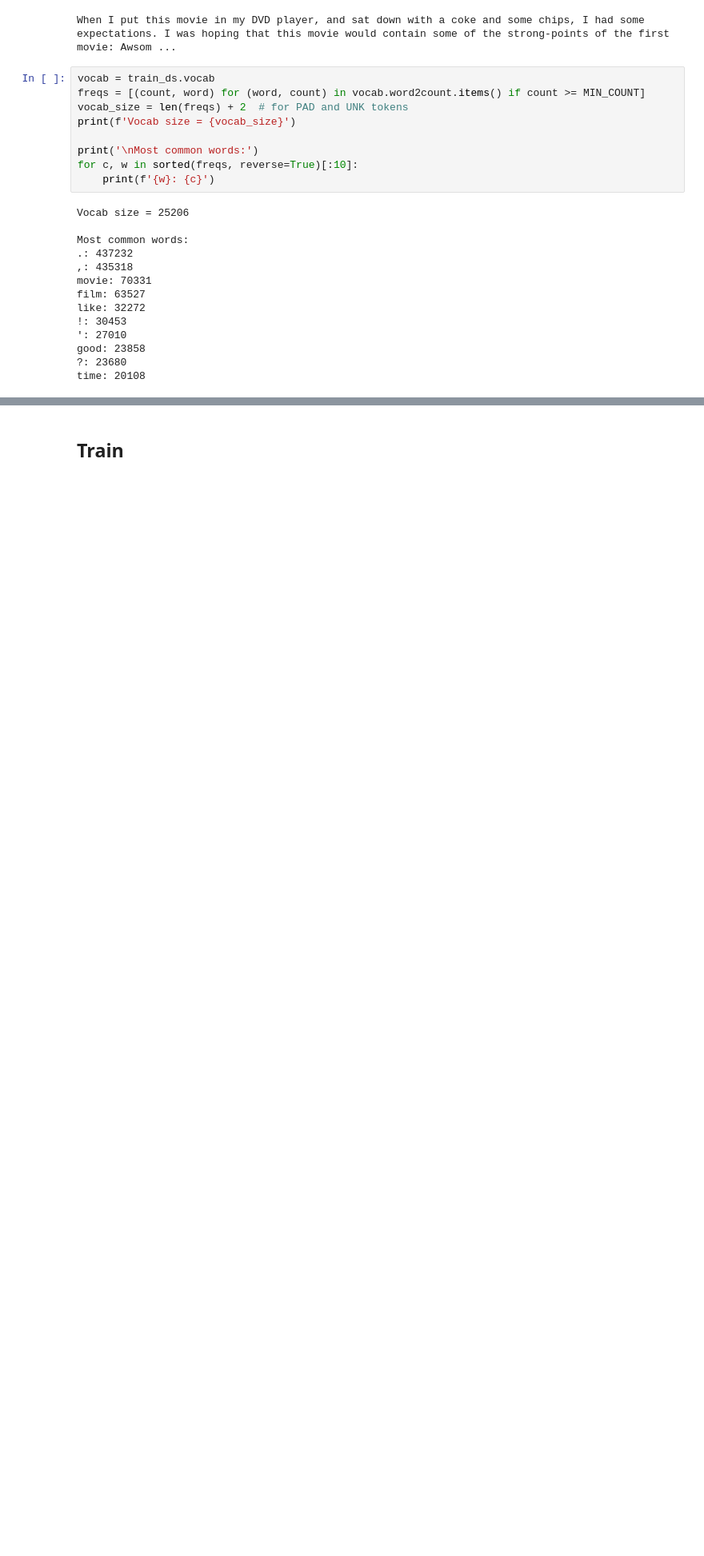
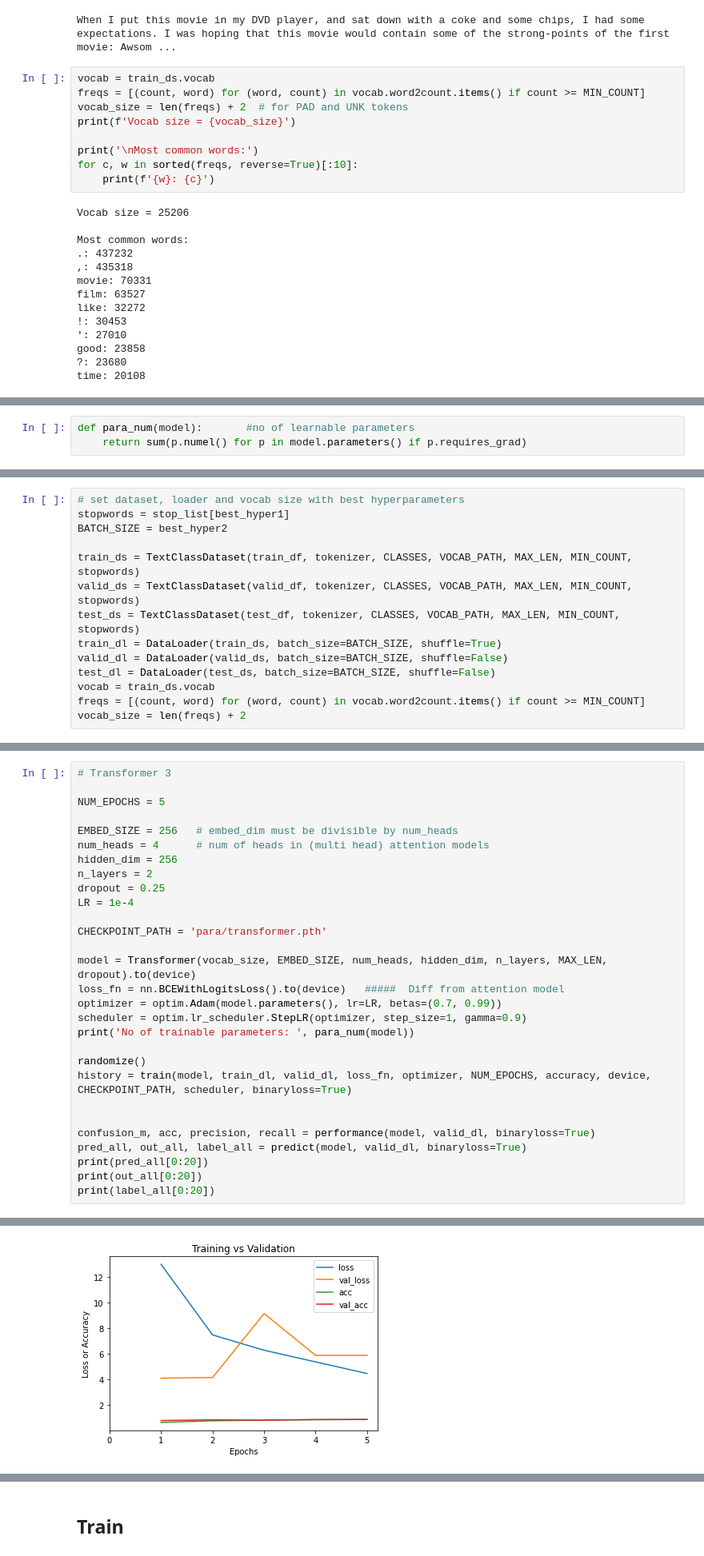
Before and after one commit to chihangs/IMDB, a Jupyter notebook: IMDB.ipynb, the cells around one changed output, grey strips where cells are left out. Shown at 80% size. Cells and saved outputs as stored; diff of their text form; blank space fills up the shorter version.

```diff
--- a/IMDB.ipynb
+++ b/IMDB.ipynb
@@ -391 +441,4 @@ def evaluate(model, loader, loss_fn, metric_fn, device):
+# %%
+def para_num(model):       #no of learnable parameters
+    return sum(p.numel() for p in model.parameters() if p.requires_grad)
 # %%
@@ -425,0 +582,14 @@ def train(model, train_dl, valid_dl, loss_fn, optimizer, num_epochs, metric_fn,
+# %%
+# set dataset, loader and vocab size with best hyperparameters
+stopwords = stop_list[best_hyper1]
+BATCH_SIZE = best_hyper2
+
+train_ds = TextClassDataset(train_df, tokenizer, CLASSES, VOCAB_PATH, MAX_LEN, MIN_COUNT, stopwords)
+valid_ds = TextClassDataset(valid_df, tokenizer, CLASSES, VOCAB_PATH, MAX_LEN, MIN_COUNT, stopwords)
+test_ds = TextClassDataset(test_df, tokenizer, CLASSES, VOCAB_PATH, MAX_LEN, MIN_COUNT, stopwords)
+train_dl = DataLoader(train_ds, batch_size=BATCH_SIZE, shuffle=True)
+valid_dl = DataLoader(valid_ds, batch_size=BATCH_SIZE, shuffle=False)
+test_dl = DataLoader(test_ds, batch_size=BATCH_SIZE, shuffle=False)
+vocab = train_ds.vocab
+freqs = [(count, word) for (word, count) in vocab.word2count.items() if count >= MIN_COUNT]
+vocab_size = len(freqs) + 2
@@ -425,0 +1068,30 @@ def train(model, train_dl, valid_dl, loss_fn, optimizer, num_epochs, metric_fn,
+# %%
+# Transformer 3
+
+NUM_EPOCHS = 5
+
+EMBED_SIZE = 256   # embed_dim must be divisible by num_heads
+num_heads = 4      # num of heads in (multi head) attention models
+hidden_dim = 256
+n_layers = 2
+dropout = 0.25
+LR = 1e-4
+
+CHECKPOINT_PATH = 'para/transformer.pth'
+
+model = Transformer(vocab_size, EMBED_SIZE, num_heads, hidden_dim, n_layers, MAX_LEN, dropout).to(device)
+loss_fn = nn.BCEWithLogitsLoss().to(device)   #####  Diff from attention model
+optimizer = optim.Adam(model.parameters(), lr=LR, betas=(0.7, 0.99))
+scheduler = optim.lr_scheduler.StepLR(optimizer, step_size=1, gamma=0.9)
+print('No of trainable parameters: ', para_num(model))
+
+randomize()
+history = train(model, train_dl, valid_dl, loss_fn, optimizer, NUM_EPOCHS, accuracy, device, CHECKPOINT_PATH, scheduler, binaryloss=True)
+
+
+confusion_m, acc, precision, recall = performance(model, valid_dl, binaryloss=True)
+pred_all, out_all, label_all = predict(model, valid_dl, binaryloss=True)
+print(pred_all[0:20])
+print(out_all[0:20])
+print(label_all[0:20])
+# %% [output]
@@ -425,0 +1107 @@ def train(model, train_dl, valid_dl, loss_fn, optimizer, num_epochs, metric_fn,
+[figure, added]
```
Also changed, not shown: parts of 72 cells of this notebook.
